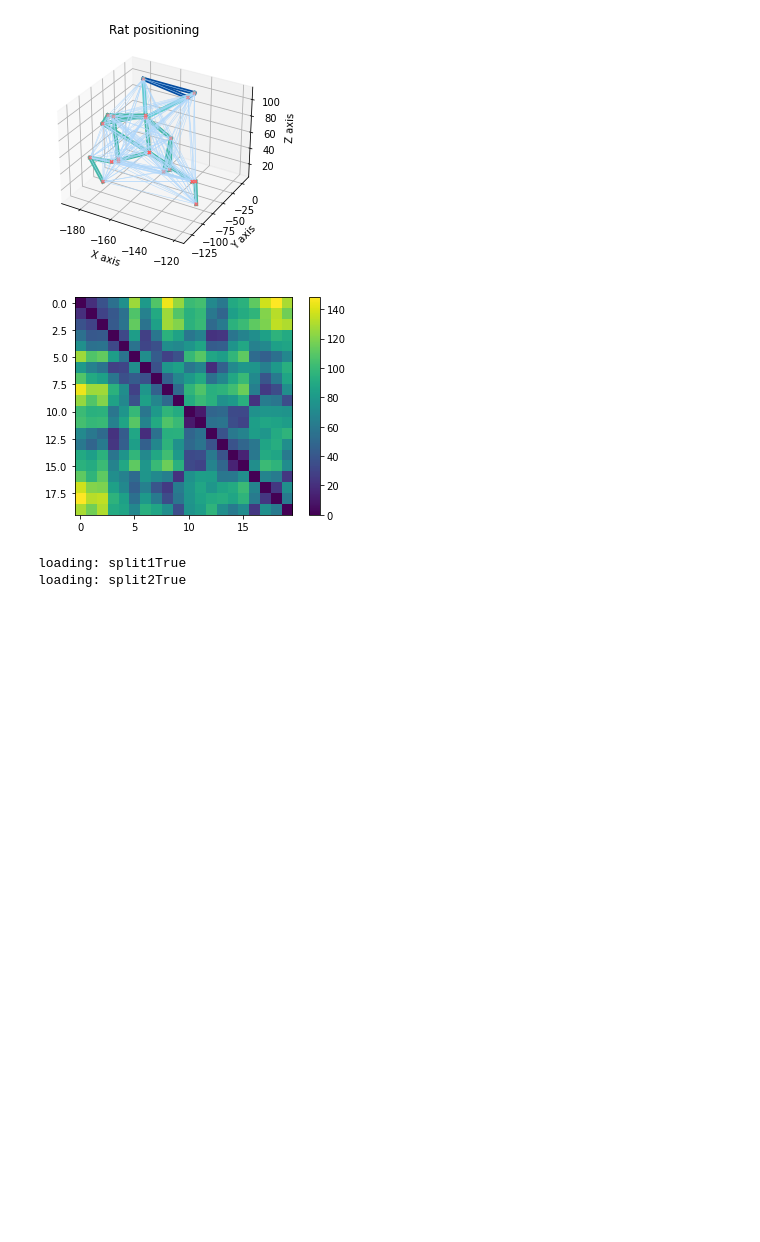
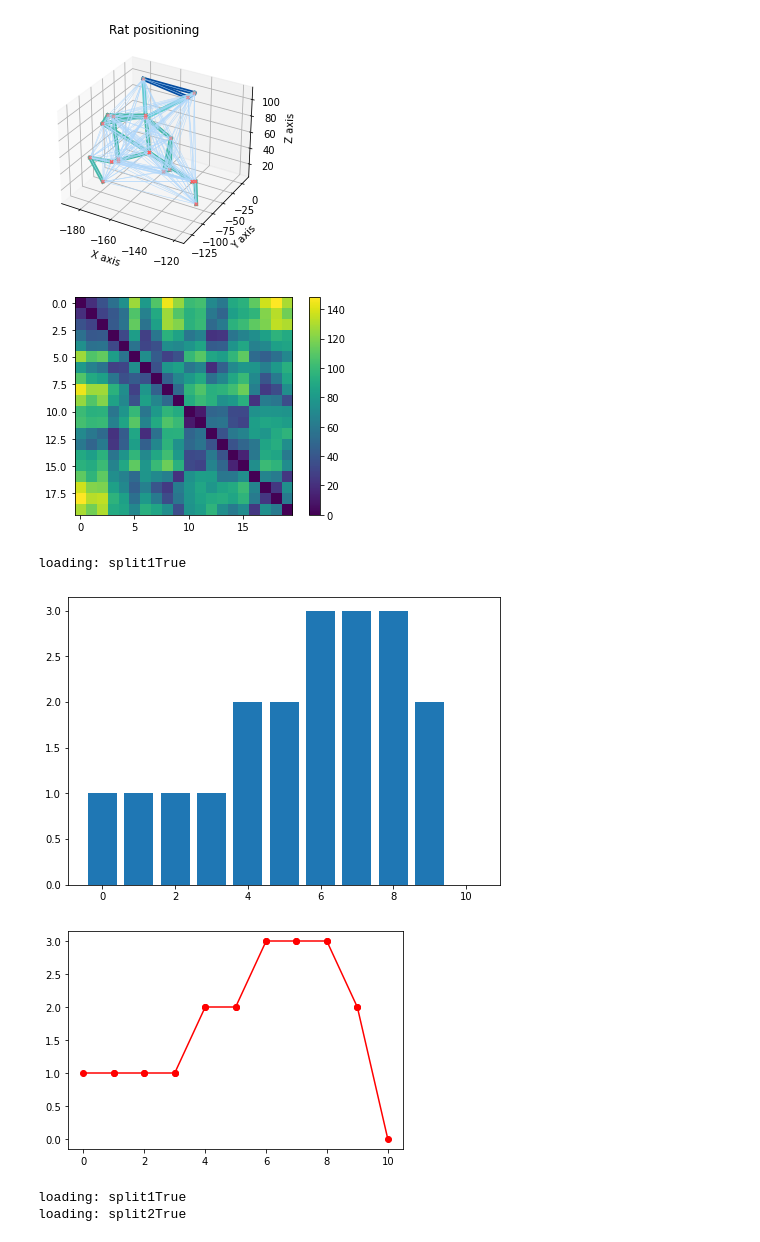
Before and after one commit to AlexKaiLe/Harvard, a Jupyter notebook: skeleton.ipynb, the cells around one changed output. Drawn from its saved outputs; the diff is of its cells as text; code cells hidden in the pictures; blank space fills up the shorter version.

Commit message:
histogram

```diff
--- a/skeleton.ipynb
+++ b/skeleton.ipynb
@@ -143,31 +10,14 @@ for i in range (1):
 loading: split1True
 [figure]
 [figure]
-# %%
-def getDistData (fileName, numb):
-    mat = loadMatFile(fileName)
-    # print(mat.shape)
-    # print(mat.shape[0])
-    training = []
-    for i in range(numb):
-        dist = np.array(getDistance(mat[i]))
-        # print(dist)
-        # heatMap(dist)
-        # training = training + dist
-        for i in dist:
-            temp = []
-            temp.append(i)
-            training.append(temp)
-    training = np.array(training)
-    return training
-
-def getLabelData(numb):
-    output = []
-    for i in range(numb):
-        for j in range(len(joint_name)):
-            output.append(j)
-    output = np.array(output)
-    return output
+# %%
+numb = 1
+training_dist = getDistData('split1True', numb)
+distBin(training_dist, numb)
+# %% [output]
+loading: split1True
+[figure, added]
+[figure, added]
 # %%
 import tensorflow as tf
 numb = 500
```
Also changed, not shown: parts of 12 cells of this notebook, 9 other files.
